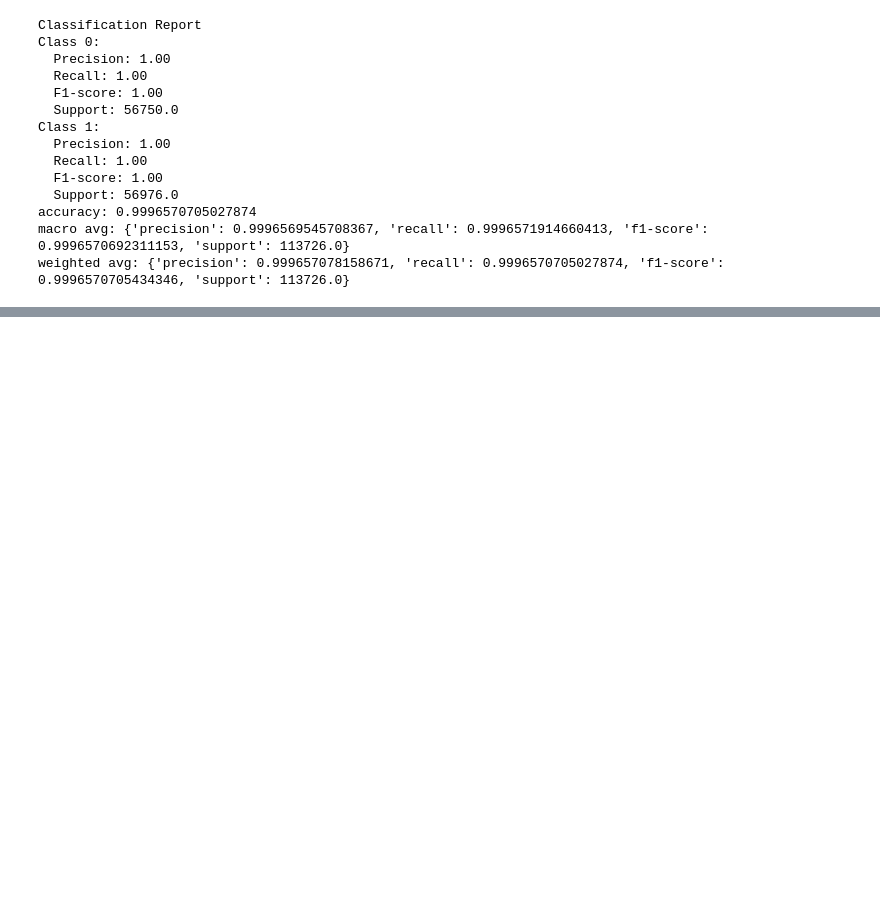
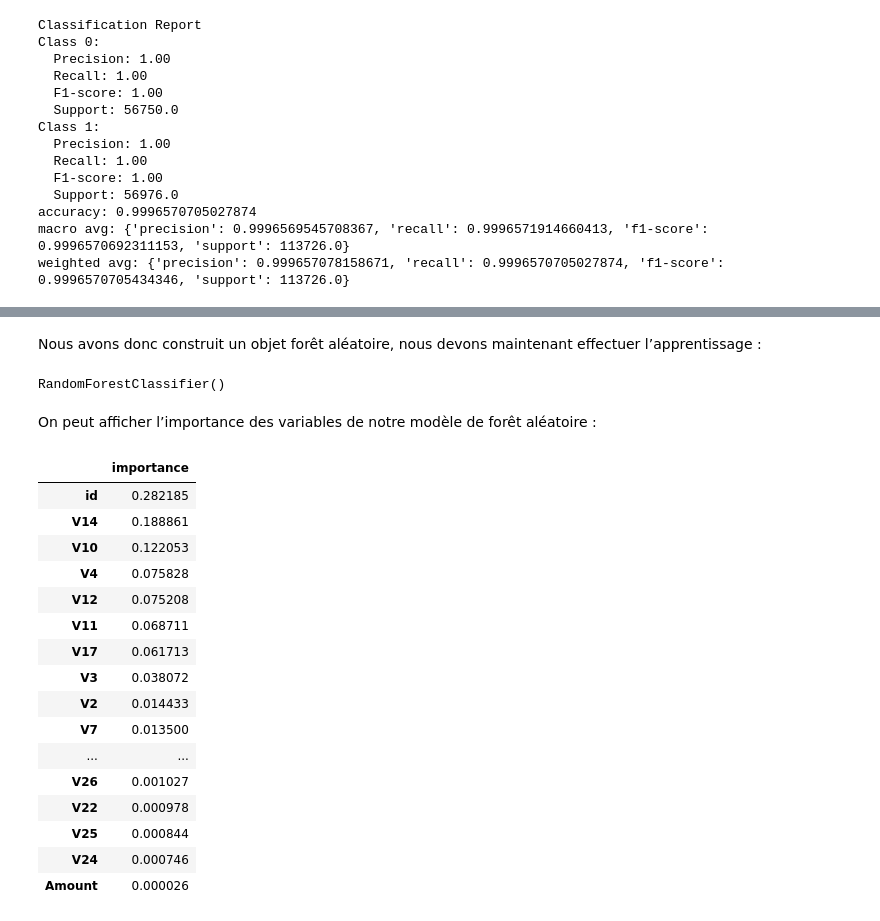
Before and after one commit to RomyJr/Fraud_Detection, a Jupyter notebook: IA.ipynb, the cells around one changed output, grey strips where cells are left out. Cells and saved outputs as stored; diff of their text form; code cells hidden in the pictures; blank space fills up the shorter version.

Commit message:
arbres aléatoires

```diff
--- a/IA.ipynb
+++ b/IA.ipynb
@@ -106,0 +122,7 @@ weighted avg: {'precision': 0.999657078158671, 'recall': 0.9996570705027874, 'f1
+# %%
+y = df_tr["Class"]
+x = df_tr.drop("Class", axis = 1)
+x_train, x_test, y_train, y_test  = train_test_split(x,
+                                                     y,
+                                                     test_size=0.25,
+                                                     random_state=42)
@@ -106,0 +133,20 @@ weighted avg: {'precision': 0.999657078158671, 'recall': 0.9996570705027874, 'f1
+# %%
+modele_rf = RandomForestClassifier(
+     n_estimators=100,
+     criterion='gini',
+     max_depth=None,
+     min_samples_split=2,
+     min_samples_leaf=1,
+     min_weight_fraction_leaf=0.0,
+     max_features='sqrt',
+     max_leaf_nodes=None,
+     min_impurity_decrease=0.0,
+     bootstrap=True,
+     oob_score=False,
+     n_jobs=None,
+     random_state=None,
+     verbose=0,
+     warm_start=False,
+     class_weight=None,
+     ccp_alpha=0.0,
+     max_samples=None,)
@@ -106,0 +183,32 @@ weighted avg: {'precision': 0.999657078158671, 'recall': 0.9996570705027874, 'f1
+# %% [markdown]
+Nous avons donc construit un objet forêt aléatoire, nous devons maintenant effectuer l’apprentissage :
+# %%
+modele_rf.fit(x_train, y_train)
+# %% [output]
+RandomForestClassifier()
+# %% [markdown]
+On peut afficher l’importance des variables de notre modèle de forêt aléatoire :
+# %%
+pd.DataFrame(modele_rf.feature_importances_,
+              index = x_train.columns,
+              columns = ["importance"]).sort_values(
+     "importance",
+     ascending = False)
+# %% [output]
+|  | importance |
+| id | 0.282185 |
+| V14 | 0.188861 |
+| V10 | 0.122053 |
+| V4 | 0.075828 |
+| V12 | 0.075208 |
+| V11 | 0.068711 |
+| V17 | 0.061713 |
+| V3 | 0.038072 |
+| V2 | 0.014433 |
+| V7 | 0.013500 |
+| ... | ... |
+| V26 | 0.001027 |
+| V22 | 0.000978 |
+| V25 | 0.000844 |
+| V24 | 0.000746 |
+| Amount | 0.000026 |
```
Also changed, not shown: parts of 13 cells of this notebook.
